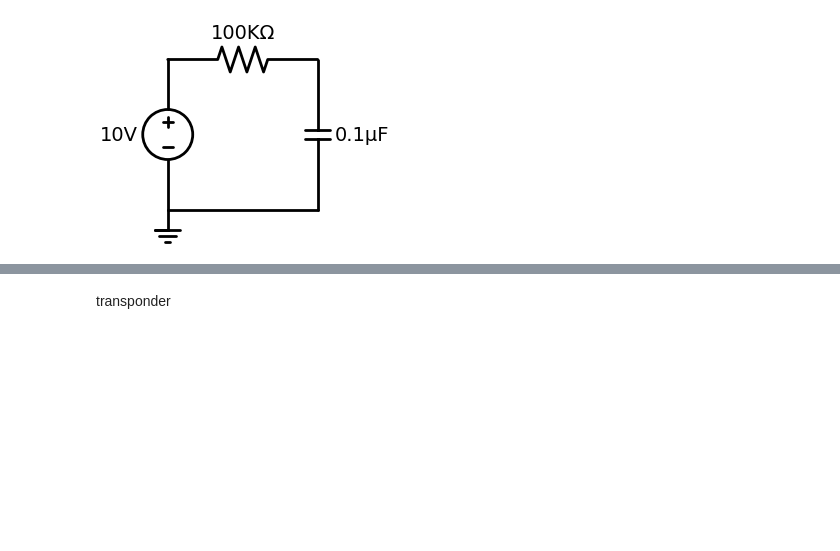
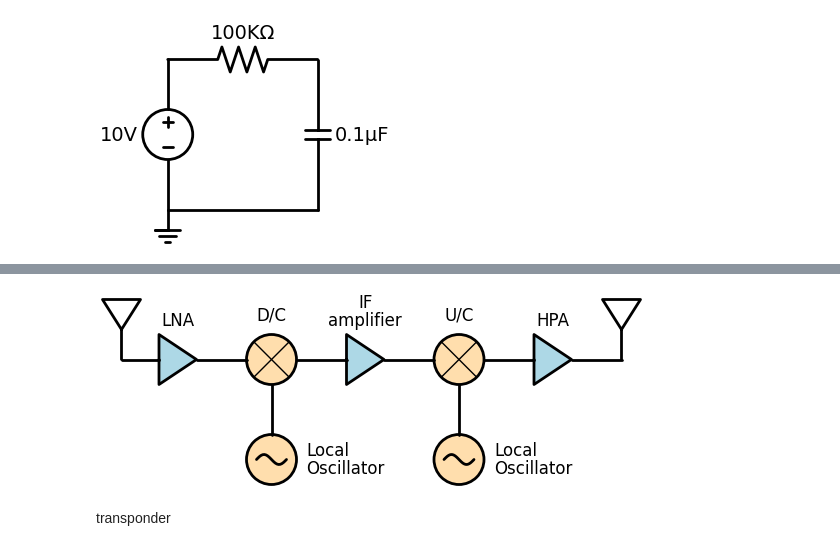
Before and after one commit to stelios-c/sig_proc, a Jupyter notebook: schematic.ipynb, the cells around one changed output, grey strips where cells are left out. Drawn from its saved outputs; the diff is of its cells as text; code cells hidden in the pictures; blank space fills up the shorter version.

```diff
--- a/schematic.ipynb
+++ b/schematic.ipynb
@@ -47,2 +41,26 @@ with schemdraw.Drawing() as d:
+# %%
+from schemdraw import dsp
+with schemdraw.Drawing() as d:
+    d.config(fontsize=12)
+    dsp.Antenna()
+    dsp.Line().right(d.unit/4)#
+    dsp.Amp().fill('lightblue').label('LNA')#
+    dsp.Line().length(d.unit/3)
+    mix = dsp.Mixer().fill('navajowhite').label('D/C')
+    dsp.Line().at(mix.S).down(d.unit/3)
+    dsp.Oscillator().right().anchor('N').fill('navajowhite').label('Local\nOscillator', 'right', ofst=.2)
+    dsp.Line().at(mix.E).right(d.unit/3)
+    dsp.Amp().fill('lightblue').label('IF\namplifier')
+    dsp.Line().length(d.unit/3)
+    mix = dsp.Mixer().fill('navajowhite').label('U/C')
+    dsp.Line().at(mix.S).down(d.unit/3)
+    dsp.Oscillator().right().anchor('N').fill('navajowhite').label('Local\nOscillator', 'right', ofst=.2)
+    dsp.Line().at(mix.E).right(d.unit/3)
+    dsp.Amp().fill('lightblue').label('HPA')#
+    dsp.Line().length(d.unit/3)
+
+    dsp.Antenna()
+# %% [output]
+[figure, added]
 # %% [markdown]
 transponder
```
Also changed, not shown: parts of 1 cell of this notebook, 1 other file.
